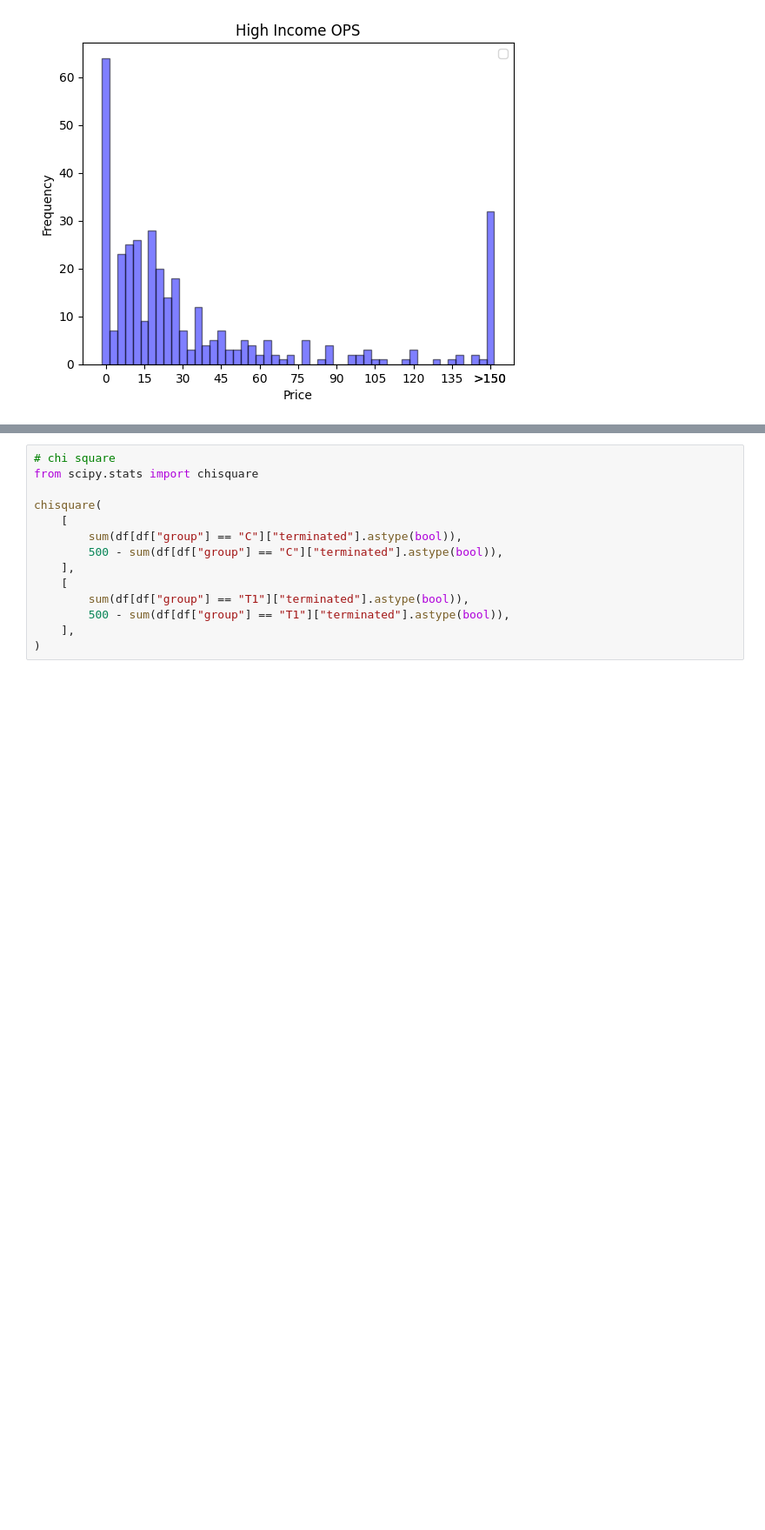
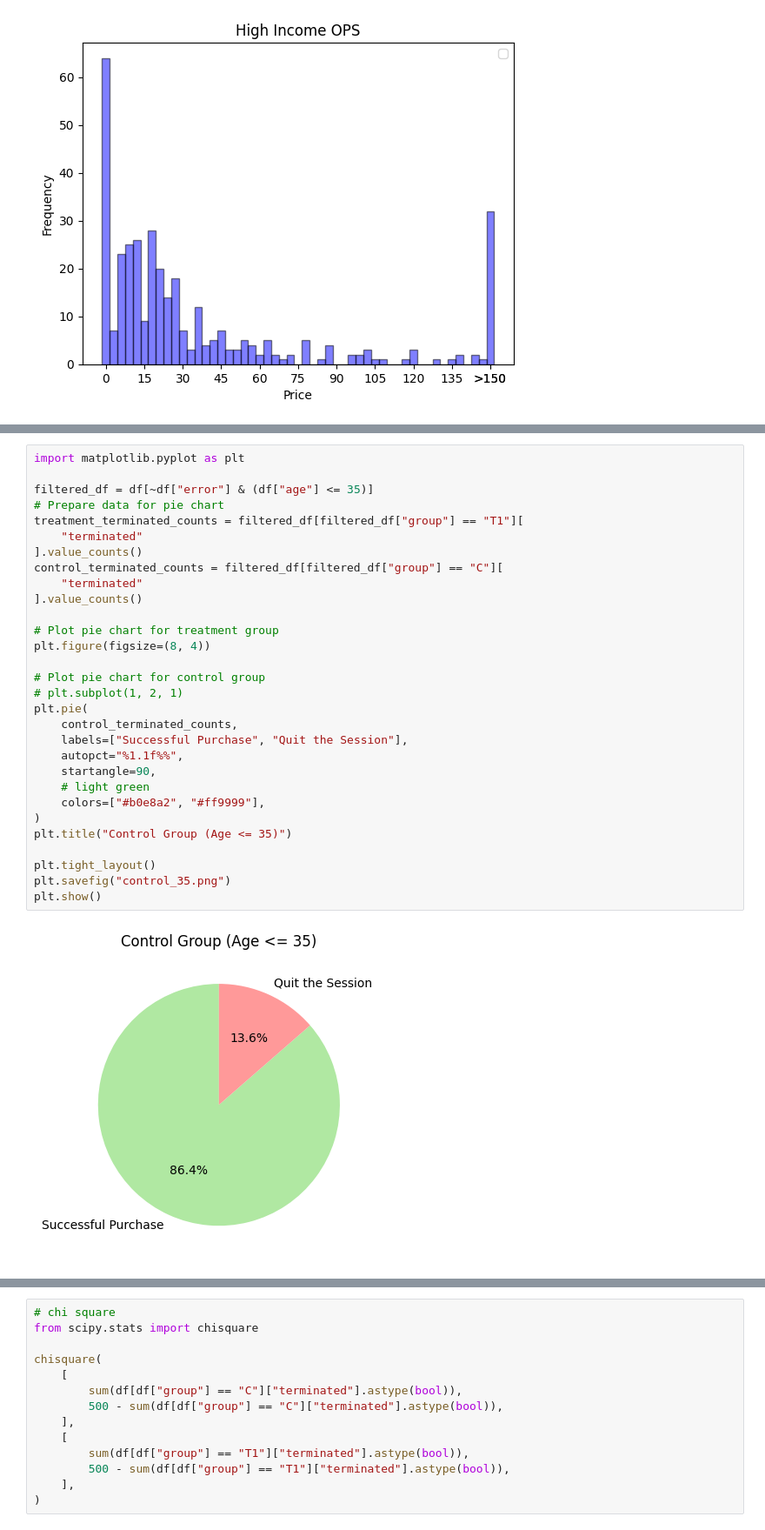
Before and after one commit to leoleoasd/simulated_web_agent, a Jupyter notebook: analysis.ipynb, the cells around one changed output, grey strips where cells are left out. Shown at 87% size. Drawn from its saved outputs; the diff is of its cells as text; blank space fills up the shorter version.

```diff
--- a/analysis.ipynb
+++ b/analysis.ipynb
@@ -610,0 +682,32 @@ plt.show()
+# %%
+import matplotlib.pyplot as plt
+
+filtered_df = df[~df["error"] & (df["age"] <= 35)]
+# Prepare data for pie chart
+treatment_terminated_counts = filtered_df[filtered_df["group"] == "T1"][
+    "terminated"
+].value_counts()
+control_terminated_counts = filtered_df[filtered_df["group"] == "C"][
+    "terminated"
+].value_counts()
+
+# Plot pie chart for treatment group
+plt.figure(figsize=(8, 4))
+
+# Plot pie chart for control group
+# plt.subplot(1, 2, 1)
+plt.pie(
+    control_terminated_counts,
+    labels=["Successful Purchase", "Quit the Session"],
+    autopct="%1.1f%%",
+    startangle=90,
+    # light green
+    colors=["#b0e8a2", "#ff9999"],
+)
+plt.title("Control Group (Age <= 35)")
+
+plt.tight_layout()
+plt.savefig("control_35.png")
+plt.show()
+# %% [output]
+[figure, added]
```
Also changed, not shown: parts of 32 cells of this notebook, 5 other files.
